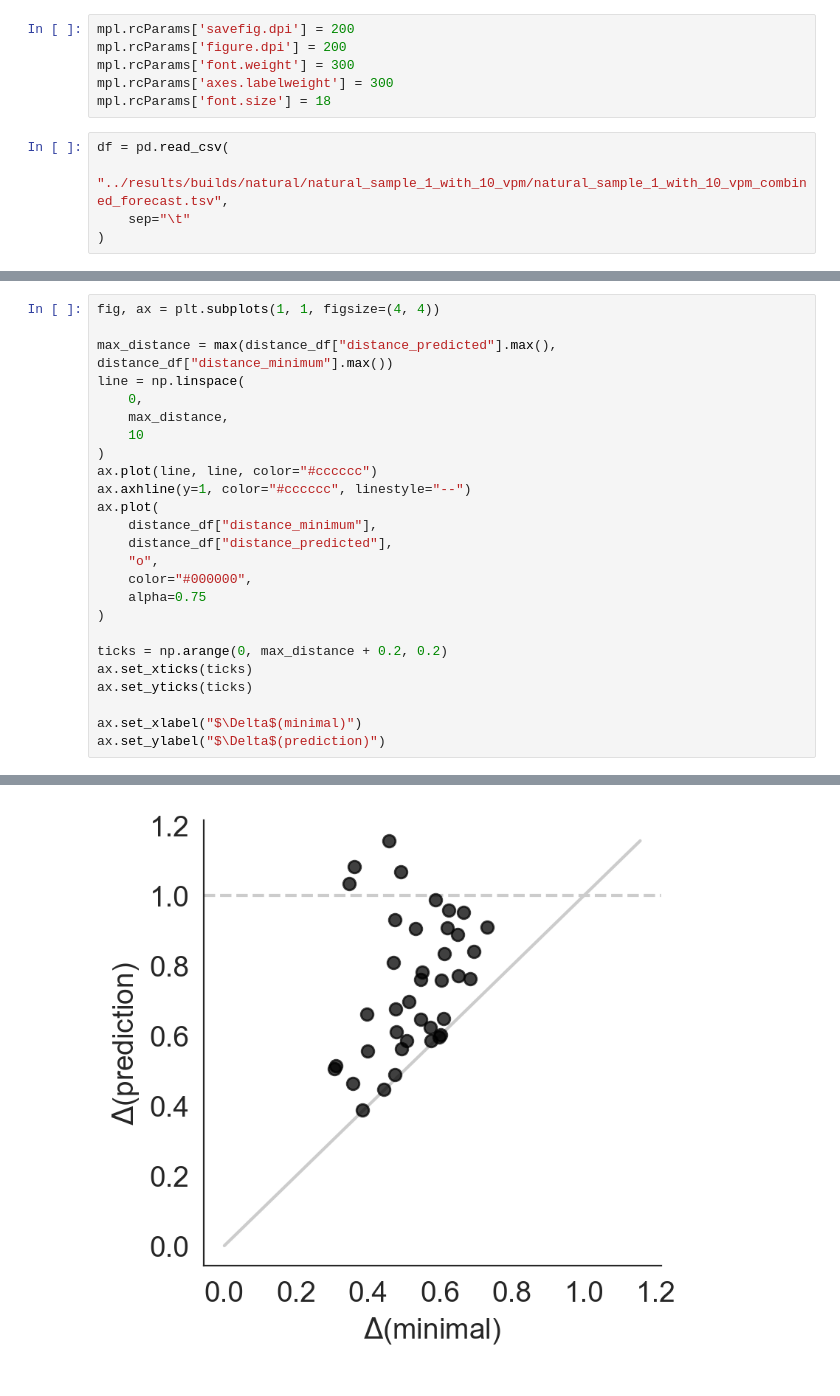
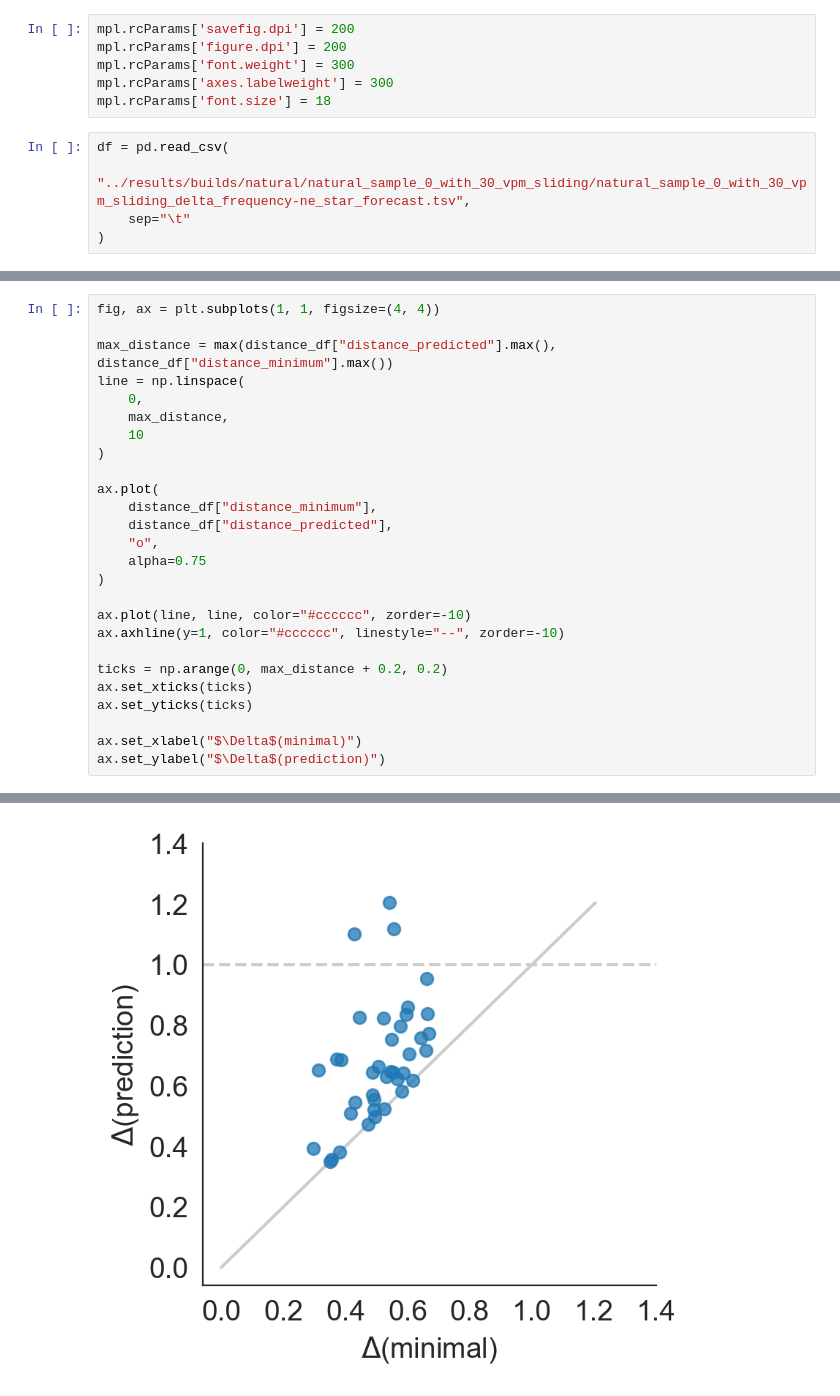
Before and after one commit to blab/flu-forecasting, a Jupyter notebook: analyses/2019-08-27-estimated-and-observed-closest-strains-per-timepoint.ipynb, the cells around one changed output, grey strips where cells are left out. Drawn from its saved outputs; the diff is of its cells as text.

Commit message:
Added latest figures for 90 vpm builds and example figures for validation of 30 vpm builds (still to redo with 90 vpm)

```diff
--- a/analyses/2019-08-27-estimated-and-observed-closest-strains-per-timepoint.ipynb
+++ b/analyses/2019-08-27-estimated-and-observed-closest-strains-per-timepoint.ipynb
@@ -21,7 +21,7 @@ mpl.rcParams['axes.labelweight'] = 300
 mpl.rcParams['font.size'] = 18
 # %%
 df = pd.read_csv(
-    "../results/builds/natural/natural_sample_1_with_10_vpm/natural_sample_1_with_10_vpm_combined_forecast.tsv",
+    "../results/builds/natural/natural_sample_0_with_30_vpm_sliding/natural_sample_0_with_30_vpm_sliding_delta_frequency-ne_star_forecast.tsv",
     sep="\t"
 )
 # %%
@@ -98,28 +167,29 @@ distance_df.head()
 # %%
 fig, ax = plt.subplots(1, 1, figsize=(4, 4))
 
 max_distance = max(distance_df["distance_predicted"].max(), distance_df["distance_minimum"].max())
 line = np.linspace(
     0,
     max_distance,
     10
 )
-ax.plot(line, line, color="#cccccc")
-ax.axhline(y=1, color="#cccccc", linestyle="--")
+
 ax.plot(
     distance_df["distance_minimum"],
     distance_df["distance_predicted"],
     "o",
-    color="#000000",
     alpha=0.75
 )
+
+ax.plot(line, line, color="#cccccc", zorder=-10)
+ax.axhline(y=1, color="#cccccc", linestyle="--", zorder=-10)
 
 ticks = np.arange(0, max_distance + 0.2, 0.2)
 ax.set_xticks(ticks)
 ax.set_yticks(ticks)
 
 ax.set_xlabel("$\Delta$(minimal)")
 ax.set_ylabel("$\Delta$(prediction)")
 # %% [output]
 Text(0,0.5,'$\\Delta$(prediction)')
-[figure, old version]
+[figure, new version]
```
Also changed, not shown: parts of 18 cells of this notebook.
